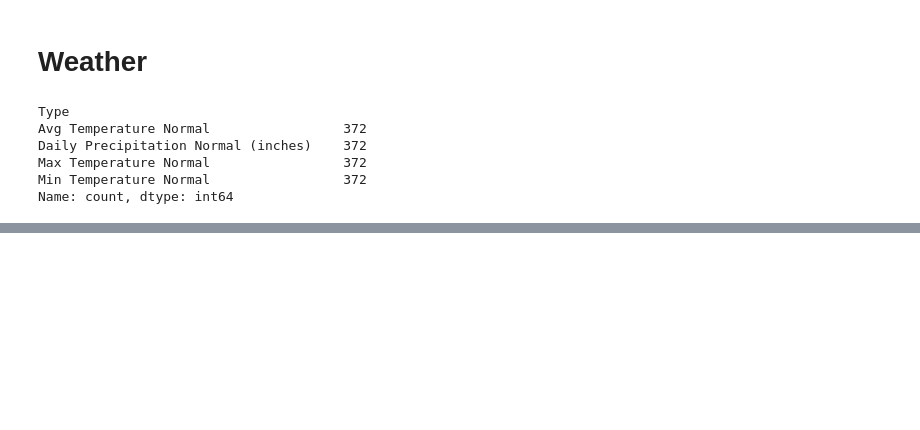
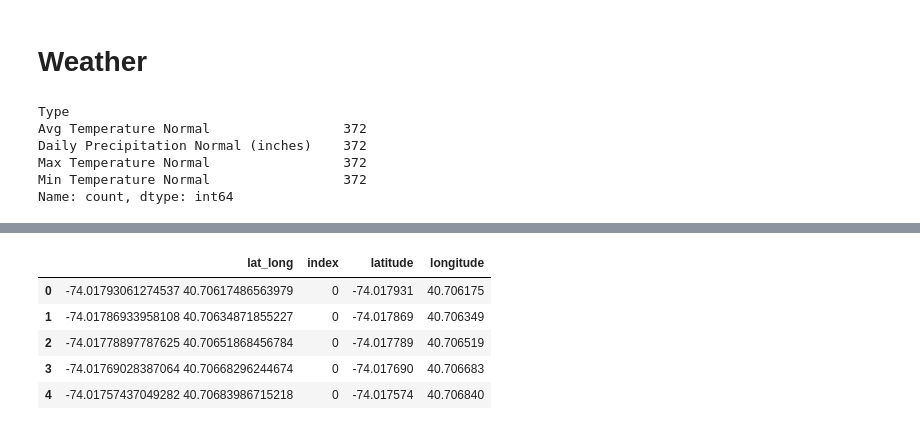
Before and after one commit to TiFalcom/ny-taxi, a Jupyter notebook: notebooks/00-Exogenous-Data-Capture.ipynb, the cells around one changed output, grey strips where cells are left out. Cells and saved outputs as stored; diff of their text form; code cells hidden in the pictures; blank space fills up the shorter version.

```diff
--- a/notebooks/00-Exogenous-Data-Capture.ipynb
+++ b/notebooks/00-Exogenous-Data-Capture.ipynb
@@ -32,0 +41,9 @@ df_weather_unify.to_csv('../data/external/weather_unify.csv')
+# %%
+def extract_coords(X):
+    np_arr_lst_coords = X['list_coords'].to_numpy(dtype=object)
+
+    lst_lat_long = []
+    for index, coords in enumerate(tqdm(np_arr_lst_coords)):
+        lst_lat_long += list(zip(coords, [index]*len(coords)))
+
+    return lst_lat_long
@@ -32,0 +56,9 @@ df_weather_unify.to_csv('../data/external/weather_unify.csv')
+# %%
+df_coords.head()
+# %% [output]
+|  | lat_long | index | latitude | longitude |
+| 0 | -74.01793061274537 40.70617486563979 | 0 | -74.017931 | 40.706175 |
+| 1 | -74.01786933958108 40.70634871855227 | 0 | -74.017869 | 40.706349 |
+| 2 | -74.01778897787625 40.70651868456784 | 0 | -74.017789 | 40.706519 |
+| 3 | -74.01769028387064 40.70668296244674 | 0 | -74.017690 | 40.706683 |
+| 4 | -74.01757437049282 40.70683986715218 | 0 | -74.017574 | 40.706840 |
```
Also changed, not shown: parts of 10 cells of this notebook, 10 other files.
